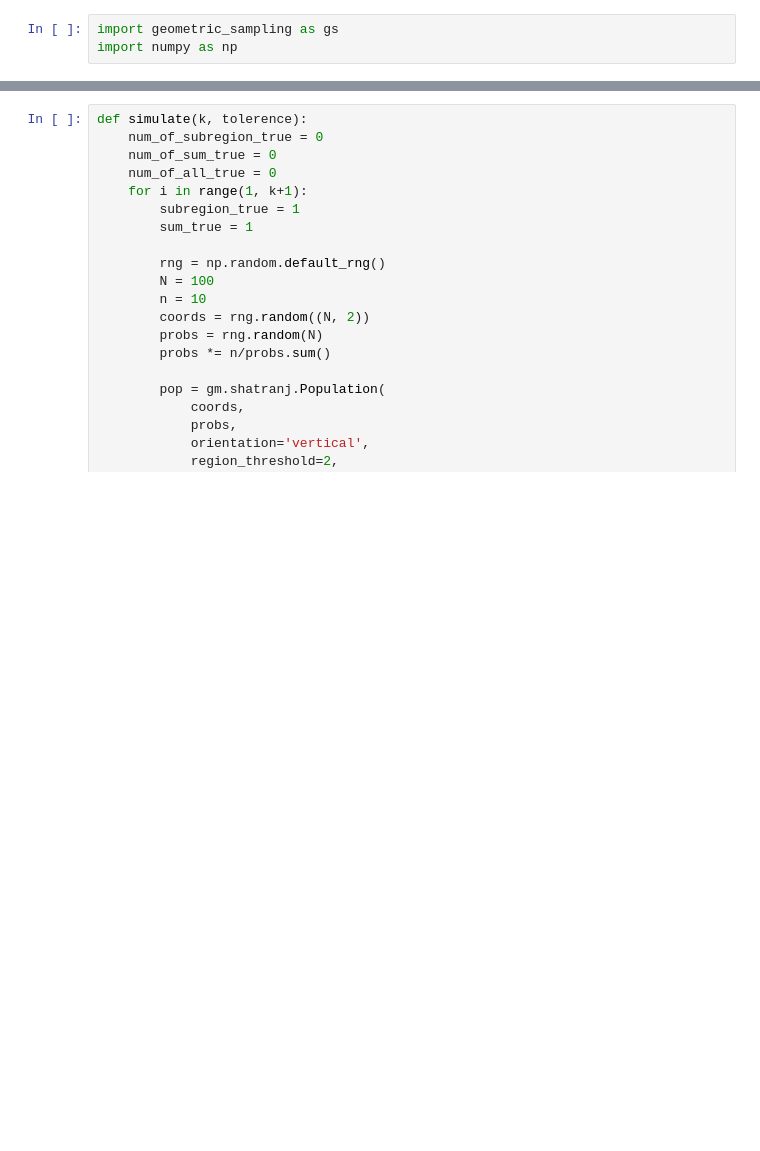
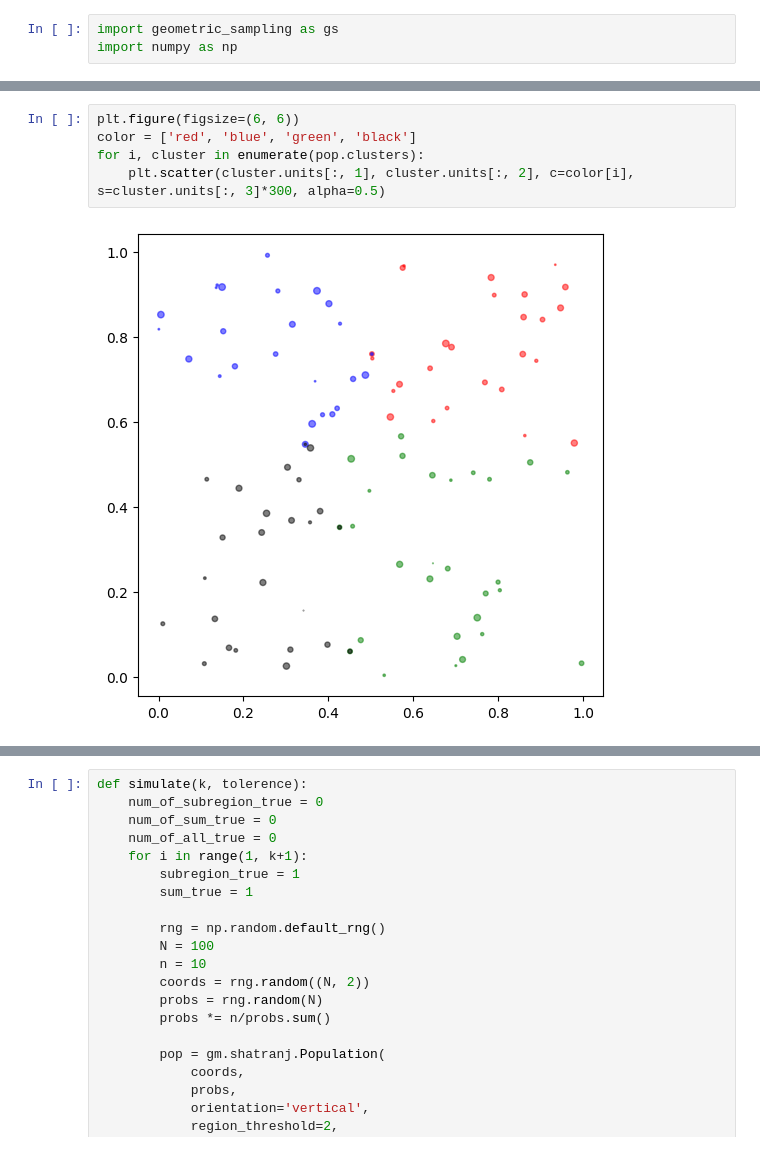
Before and after one commit to mehdimhb/geometric-sampling, a Jupyter notebook: sandbox.ipynb, the cells around one changed output, grey strips where cells are left out. Drawn from its saved outputs; the diff is of its cells as text; blank space fills up the shorter version.

```diff
--- a/sandbox.ipynb
+++ b/sandbox.ipynb
@@ -111,0 +240,7 @@ pop = gs.shatranj.Population(
+# %%
+plt.figure(figsize=(6, 6))
+color = ['red', 'blue', 'green', 'black']
+for i, cluster in enumerate(pop.clusters):
+    plt.scatter(cluster.units[:, 1], cluster.units[:, 2], c=color[i], s=cluster.units[:, 3]*300, alpha=0.5)
+# %% [output]
+[figure, added]
```
Also changed, not shown: parts of 25 cells of this notebook, 12 other files.
